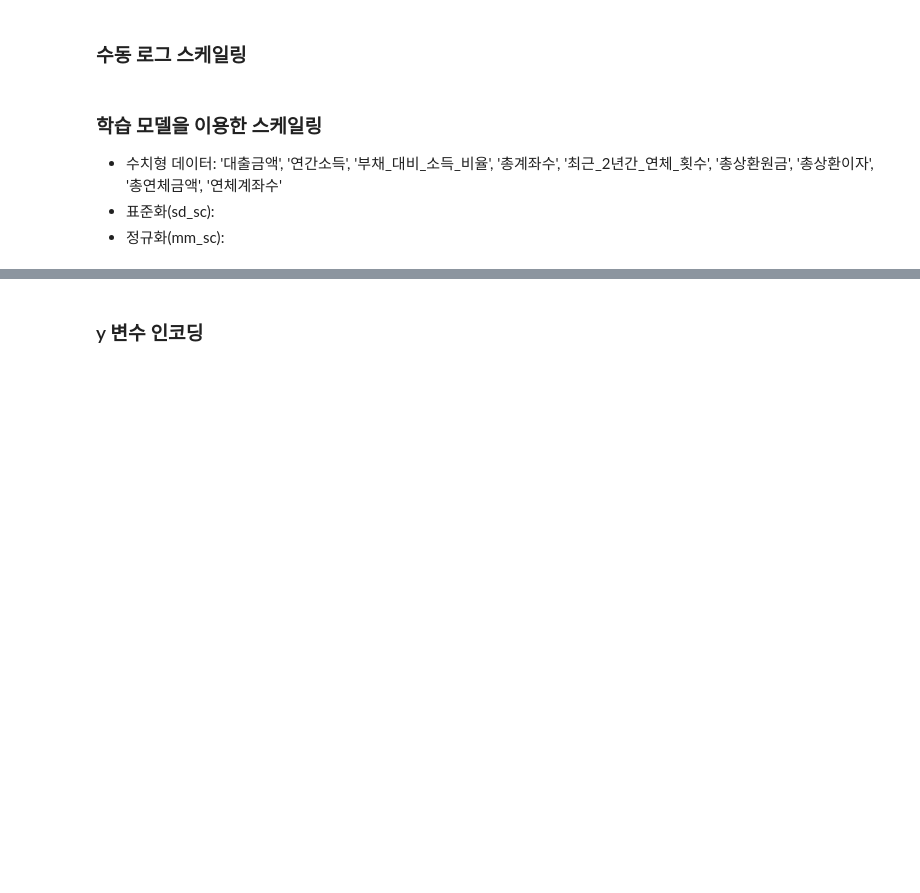
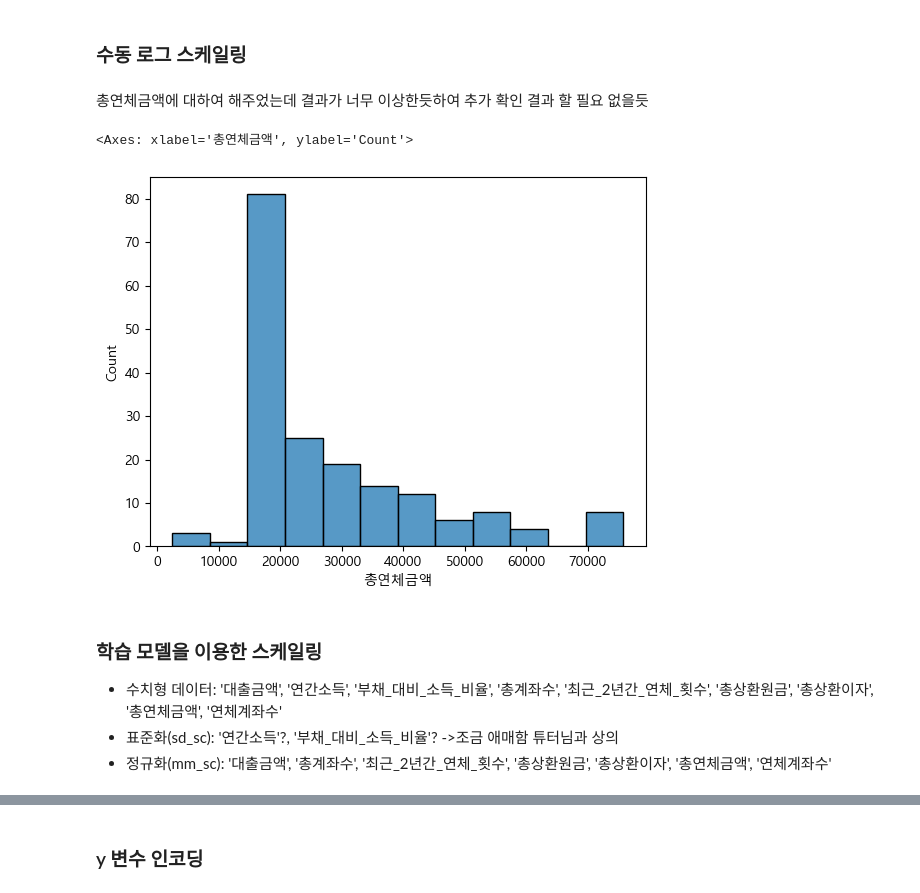
Before and after one commit to kyeob1107/What-s-your-EDA, a Jupyter notebook: third project.ipynb, the cells around one changed output, grey strips where cells are left out. Cells and saved outputs as stored; diff of their text form; code cells hidden in the pictures; blank space fills up the shorter version.

```diff
--- a/third project.ipynb
+++ b/third project.ipynb
@@ -534,0 +721,10 @@ plt.show()
+# %%
+# '최근_2년간_연체_횟수' 0인 것과 아닌 것 분류해서 추가
+X_train['최근_2년간_연체_여부'] = X_train['최근_2년간_연체_횟수'].apply(lambda x: 'no' if x==0 else 'yes')
+X_train['최근_2년간_연체_여부'] = X_train['최근_2년간_연체_여부'].astype('category')
+
+X_train['연체_여부(총금액)'] = X_train['총연체금액'].apply(lambda x: 'no' if x==0 else 'yes')
+X_train['연체_여부(총금액)'] = X_train['연체_여부(총금액)'].astype('category')
+
+X_train['연체_여부(계좌수)'] = X_train['연체계좌수'].apply(lambda x: 'no' if x==0 else 'yes')
+X_train['연체_여부(계좌수)'] = X_train['연체_여부(계좌수)'].astype('category')
@@ -563,5 +780,12 @@ plt.show()
+# %% [markdown]
+총연체금액에 대하여 해주었는데 결과가 너무 이상한듯하여 추가 확인 결과 할 필요 없을듯
+# %%
+sns.histplot(data=X_train[X_train['총연체금액']!=0], x='총연체금액')
+# %% [output]
+<Axes: xlabel='총연체금액', ylabel='Count'>
+[figure, added]
 # %% [markdown]
 ### 학습 모델을 이용한 스케일링
 - 수치형 데이터: '대출금액', '연간소득', '부채_대비_소득_비율', '총계좌수', '최근_2년간_연체_횟수', '총상환원금', '총상환이자', '총연체금액', '연체계좌수'
-- 표준화(sd_sc):
-- 정규화(mm_sc):
+- 표준화(sd_sc): '연간소득'?, '부채_대비_소득_비율'? ->조금 애매함 튜터님과 상의
+- 정규화(mm_sc): '대출금액', '총계좌수', '최근_2년간_연체_횟수', '총상환원금', '총상환이자', '총연체금액', '연체계좌수'
```
Also changed, not shown: parts of 49 cells of this notebook.
